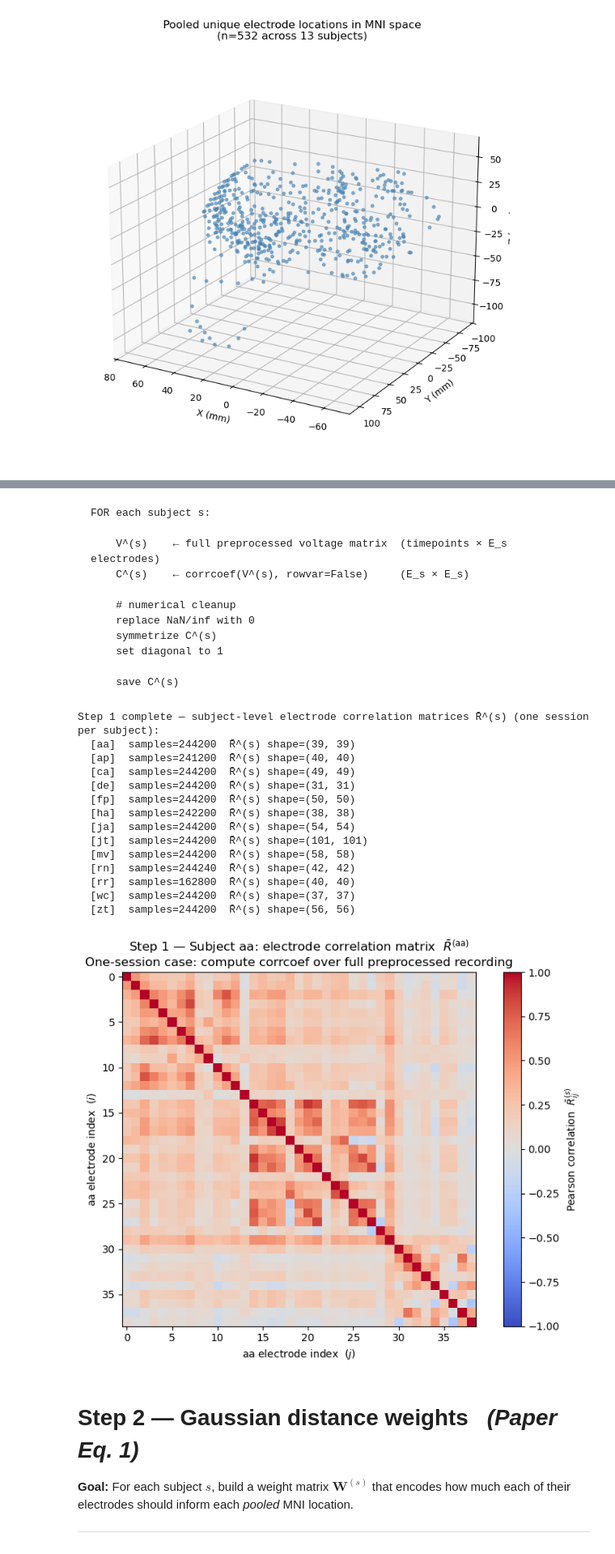
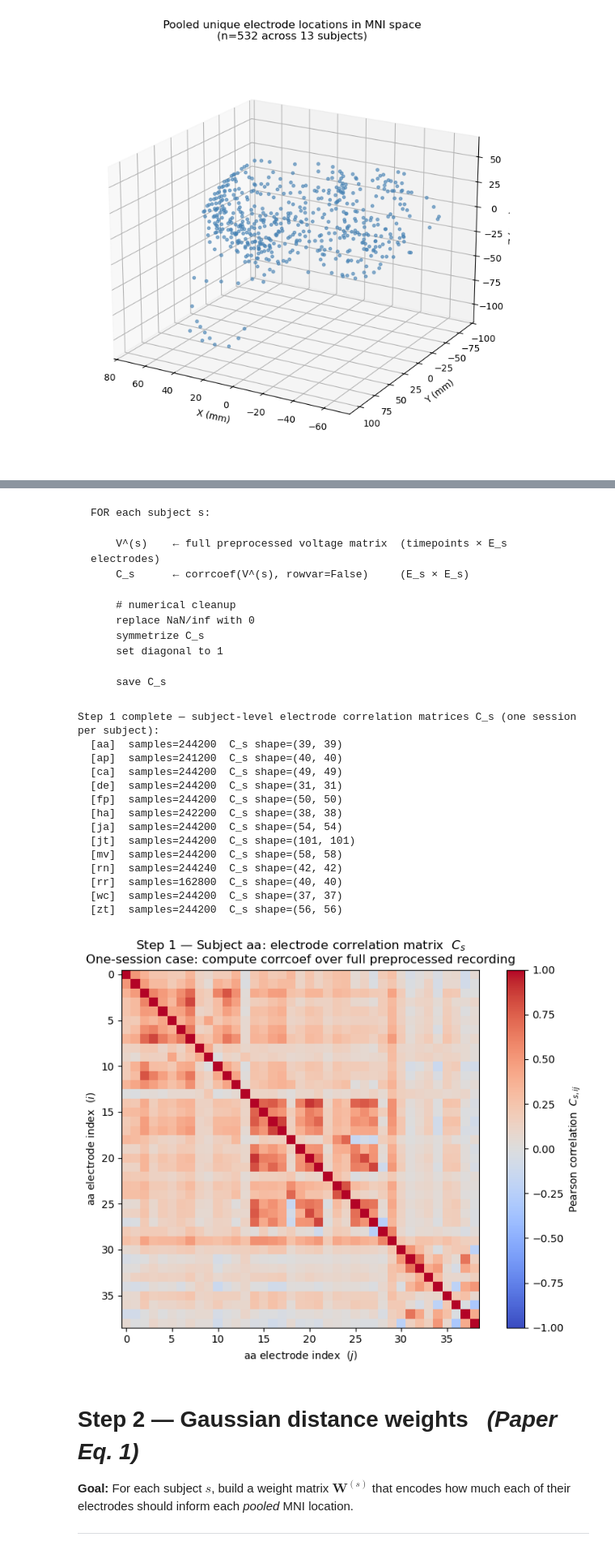
Before and after one commit to NoahWanless/SuperEeg-M467-project, a Jupyter notebook: Electrode_Correlations.ipynb, the cells around one changed output, grey strips where cells are left out. Shown at 81% size. Cells and saved outputs as stored; diff of their text form; code cells hidden in the pictures.

````diff
--- a/Electrode_Correlations.ipynb
+++ b/Electrode_Correlations.ipynb
@@ -151,17 +153,17 @@ Because this pipeline uses one recording per subject, this $C^{(s)}$ is the dire
 FOR each subject s:
 
     V^(s)    ← full preprocessed voltage matrix  (timepoints × E_s electrodes)
-    C^(s)    ← corrcoef(V^(s), rowvar=False)     (E_s × E_s)
+    C_s      ← corrcoef(V^(s), rowvar=False)     (E_s × E_s)
 
     # numerical cleanup
     replace NaN/inf with 0
-    symmetrize C^(s)
+    symmetrize C_s
     set diagonal to 1
 
-    save C^(s)
+    save C_s
 ```
 # %%
-# Fisher-z helpers
+# Fisher-z helpers (used in later aggregation steps, e.g., Step 3A/3B; not required to form base Step 1 C_s)
 #   fisher_z(r)         = arctanh(r)  — maps [-1,1] → (-∞,+∞) for linear averaging
 #   inverse_fisher_z(z) = tanh(z)     — maps back
 def fisher_z(corr_values):
@@ -174,58 +176,58 @@ def inverse_fisher_z(z_values):
 
 # Step 1 (one-session version): one electrode-correlation matrix per subject
 # No stim/session splitting is used here because each subject contributes one preprocessed recording.
-subject_correlation_matrices = {}
+C_s_matrices = {}
 
 for pid in subject_ids:
     pack = np.load(subject_records[pid]['subject_file'], allow_pickle=True)
     ecog = np.asarray(pack['ecog'], dtype=np.float32)             # (T, E_s)
 
     corr_matrix = np.corrcoef(ecog, rowvar=False)                 # (E_s, E_s)
     corr_matrix = np.nan_to_num(corr_matrix, nan=0.0, posinf=0.0, neginf=0.0)
     corr_matrix = corr_matrix.astype(np.float32, copy=False)
     corr_matrix = 0.5 * (corr_matrix + corr_matrix.T)
     np.fill_diagonal(corr_matrix, 1.0)
 
-    subject_correlation_matrices[pid] = corr_matrix       # C^(s) with one recording/session
+    C_s_matrices[pid] = corr_matrix       # C_s with one recording/session
 
-print('Step 1 complete — subject-level electrode correlation matrices C^(s) (one session per subject):')
+print('Step 1 complete — subject-level electrode correlation matrices C_s (one session per subject):')
 for pid in subject_ids:
-    corr_shape = subject_correlation_matrices[pid].shape
+    corr_shape = C_s_matrices[pid].shape
     n_samples = subject_records[pid]['n_samples']
-    print(f'  [{pid}]  samples={n_samples}  C^(s) shape={corr_shape}')
+    print(f'  [{pid}]  samples={n_samples}  C_s shape={corr_shape}')
 
-# Visualise C^(s)
-if 'aa' in subject_correlation_matrices:
-    aa_corr = subject_correlation_matrices['aa']
+# Visualise C_s
+if 'aa' in C_s_matrices:
+    aa_corr = C_s_matrices['aa']
     fig, ax = plt.subplots(figsize=(8, 6))
     im = ax.imshow(aa_corr, cmap='coolwarm', vmin=-1, vmax=1)
-    plt.colorbar(im, ax=ax, label=r'Pearson correlation  $C^{(s)}_{ij}$')
+    plt.colorbar(im, ax=ax, label=r'Pearson correlation  $C_{s,ij}$')
     ax.set_title(
-        r'Step 1 — Subject aa: electrode correlation matrix  $C^{(s)}$' + '\n' +
+        r'Step 1 — Subject aa: electrode correlation matrix  $C_s$' + '\n' +
         r'One-session case: compute corrcoef over full preprocessed recording'
     )
     ax.set_xlabel(r'aa electrode index  $(j)$')
     ax.set_ylabel(r'aa electrode index  $(i)$')
     plt.tight_layout()
     plt.show()
 else:
     print("Subject 'aa' not found; skipped Step 1 plot.")
 # %% [output]
-Step 1 complete — subject-level electrode correlation matrices R̄^(s) (one session per subject):
-  [aa]  samples=244200  R̄^(s) shape=(39, 39)
-  [ap]  samples=241200  R̄^(s) shape=(40, 40)
-  [ca]  samples=244200  R̄^(s) shape=(49, 49)
-  [de]  samples=244200  R̄^(s) shape=(31, 31)
-  [fp]  samples=244200  R̄^(s) shape=(50, 50)
-  [ha]  samples=242200  R̄^(s) shape=(38, 38)
-  [ja]  samples=244200  R̄^(s) shape=(54, 54)
-  [jt]  samples=244200  R̄^(s) shape=(101, 101)
-  [mv]  samples=244200  R̄^(s) shape=(58, 58)
-  [rn]  samples=244240  R̄^(s) shape=(42, 42)
-  [rr]  samples=162800  R̄^(s) shape=(40, 40)
-  [wc]  samples=244200  R̄^(s) shape=(37, 37)
-  [zt]  samples=244200  R̄^(s) shape=(56, 56)
+Step 1 complete — subject-level electrode correlation matrices C_s (one session per subject):
+  [aa]  samples=244200  C_s shape=(39, 39)
+  [ap]  samples=241200  C_s shape=(40, 40)
+  [ca]  samples=244200  C_s shape=(49, 49)
+  [de]  samples=244200  C_s shape=(31, 31)
+  [fp]  samples=244200  C_s shape=(50, 50)
+  [ha]  samples=242200  C_s shape=(38, 38)
+  [ja]  samples=244200  C_s shape=(54, 54)
+  [jt]  samples=244200  C_s shape=(101, 101)
+  [mv]  samples=244200  C_s shape=(58, 58)
+  [rn]  samples=244240  C_s shape=(42, 42)
+  [rr]  samples=162800  C_s shape=(40, 40)
+  [wc]  samples=244200  C_s shape=(37, 37)
+  [zt]  samples=244200  C_s shape=(56, 56)
-[figure, old version]
+[figure, new version]
 # %% [markdown]
 # Step 2 — Gaussian distance weights &nbsp;&nbsp;*(Paper Eq. 1)*
 
````
Also changed, not shown: parts of 28 cells of this notebook.
